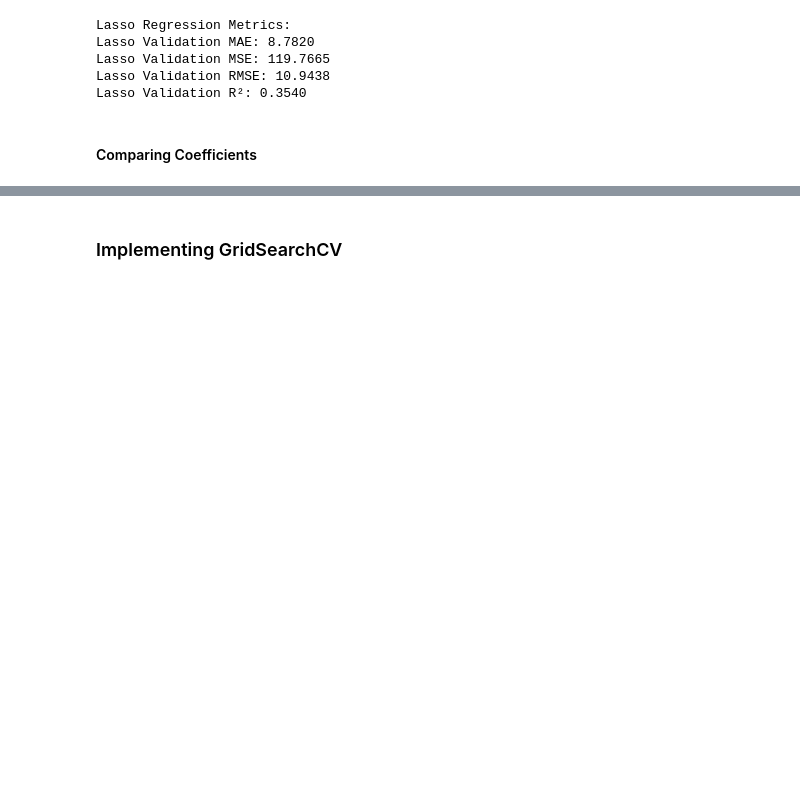
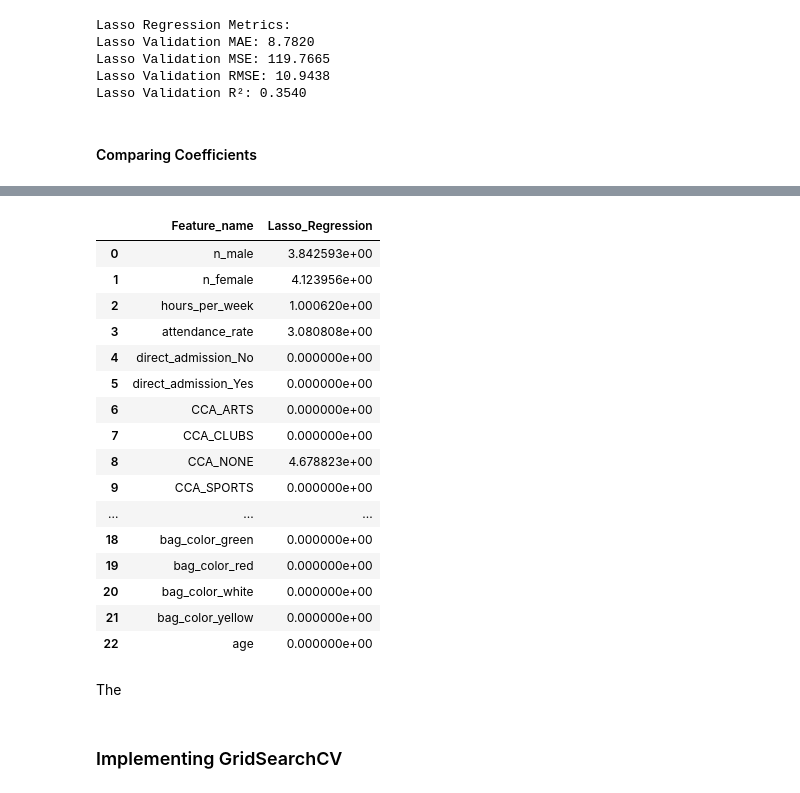
Before and after one commit to dingaroo/aiap_foundation_self_practice, a Jupyter notebook: eda.ipynb, the cells around one changed output, grey strips where cells are left out. Cells and saved outputs as stored; diff of their text form; code cells hidden in the pictures; blank space fills up the shorter version.

```diff
--- a/eda.ipynb
+++ b/eda.ipynb
@@ -1353,3 +1504,36 @@ plt.show()
+# %%
+lasso_coefs_df = pd.DataFrame({
+    'Feature_name': feature_names,
+    'Lasso_Regression': lasso_coefs
+})
+lasso_coefs_df['Lasso_Regression'] = lasso_coefs_df['Lasso_Regression'].abs()
+# features = lasso_coefs_df[lasso_coefs_df['Lasso_Regression'] > 0]
+# display(lasso_coefs_df[lasso_coefs_df['Lasso_Regression'] > 0])
+display(lasso_coefs_df)
+# display(features)
+# 2. Filter for coefficients greater than 0
+# positive_coefs = lasso_coefs_df[lasso_coefs_df['Lasso_Regression'] > 0]
+# display(positive_coefs)
+# %% [output]
+|  | Feature_name | Lasso_Regression |
+| 0 | n_male | 3.842593e+00 |
+| 1 | n_female | 4.123956e+00 |
+| 2 | hours_per_week | 1.000620e+00 |
+| 3 | attendance_rate | 3.080808e+00 |
+| 4 | direct_admission_No | 0.000000e+00 |
+| 5 | direct_admission_Yes | 0.000000e+00 |
+| 6 | CCA_ARTS | 0.000000e+00 |
+| 7 | CCA_CLUBS | 0.000000e+00 |
+| 8 | CCA_NONE | 4.678823e+00 |
+| 9 | CCA_SPORTS | 0.000000e+00 |
+| ... | ... | ... |
+| 18 | bag_color_green | 0.000000e+00 |
+| 19 | bag_color_red | 0.000000e+00 |
+| 20 | bag_color_white | 0.000000e+00 |
+| 21 | bag_color_yellow | 0.000000e+00 |
+| 22 | age | 0.000000e+00 |
+# %% [markdown]
+The
 # %% [markdown]
 ### Implementing GridSearchCV
 # %%
```
Also changed, not shown: parts of 57 cells of this notebook, 11 other files.
